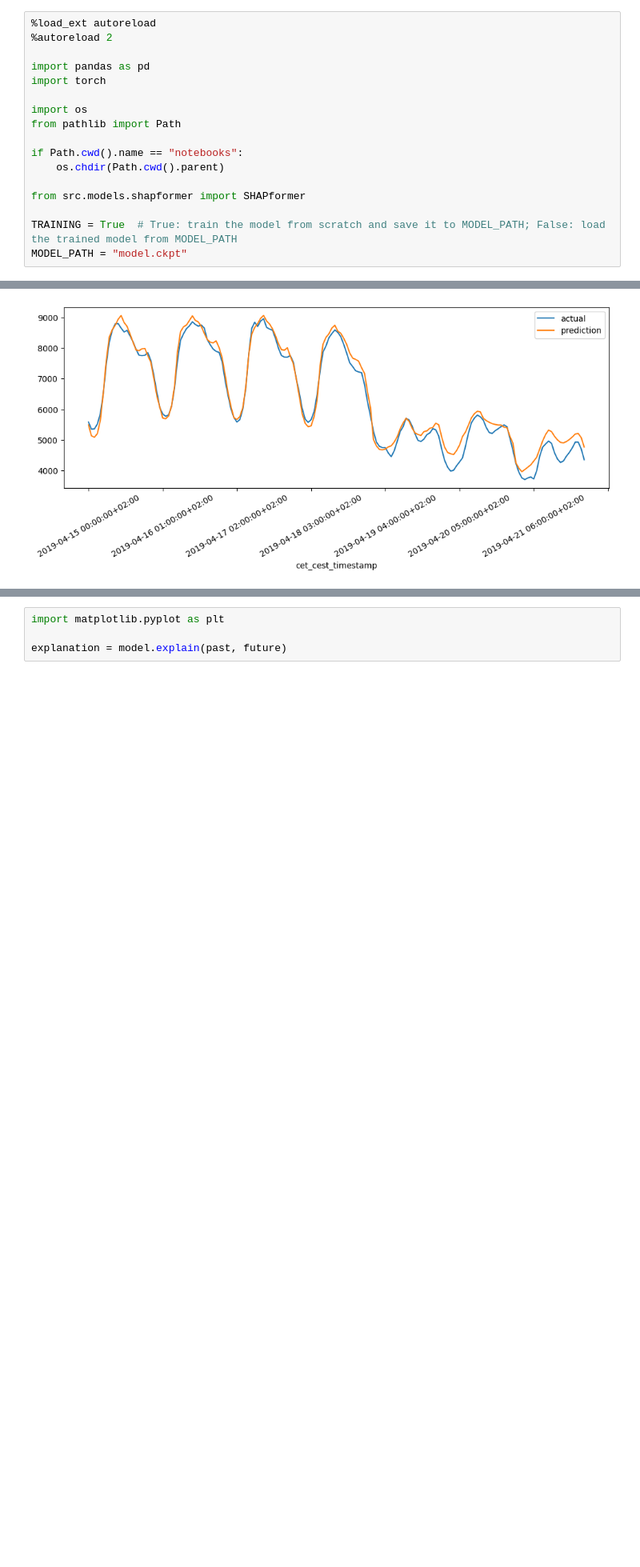
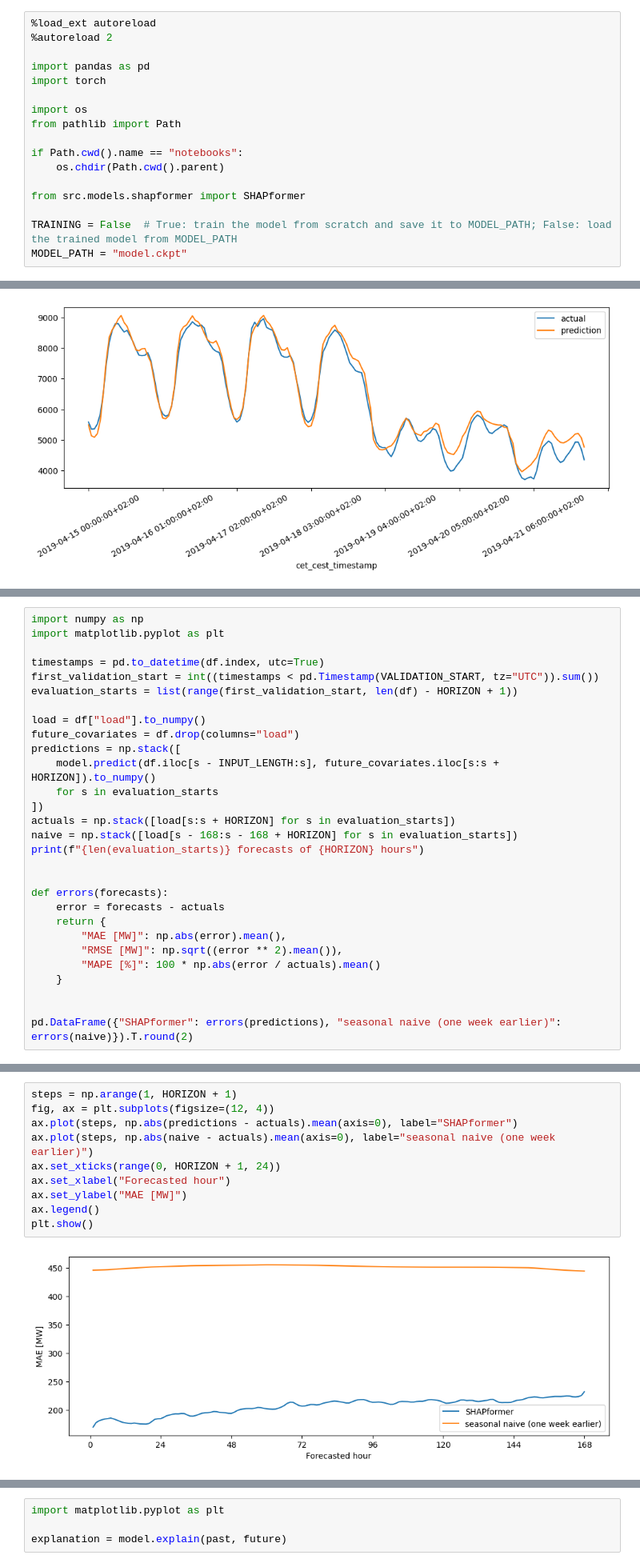
Before and after one commit to KIT-IAI/SHAPformer, a Jupyter notebook: notebooks/training_dataframe.ipynb, the cells around one changed output, grey strips where cells are left out. Shown at 80% size. Cells and saved outputs as stored; diff of their text form; blank space fills up the shorter version.

```diff
--- a/notebooks/training_dataframe.ipynb
+++ b/notebooks/training_dataframe.ipynb
@@ -25,7 +26,7 @@ if Path.cwd().name == "notebooks":
 
 from src.models.shapformer import SHAPformer
 
-TRAINING = True  # True: train the model from scratch and save it to MODEL_PATH; False: load the trained model from MODEL_PATH
+TRAINING = False  # True: train the model from scratch and save it to MODEL_PATH; False: load the trained model from MODEL_PATH
 MODEL_PATH = "model.ckpt"
 # %% [markdown]
 ## Load the data
@@ -148,0 +156,29 @@ comparison.plot(figsize=(12, 4), rot=30)
+# %%
+import numpy as np
+import matplotlib.pyplot as plt
+
+timestamps = pd.to_datetime(df.index, utc=True)
+first_validation_start = int((timestamps < pd.Timestamp(VALIDATION_START, tz="UTC")).sum())
+evaluation_starts = list(range(first_validation_start, len(df) - HORIZON + 1))
+
+load = df["load"].to_numpy()
+future_covariates = df.drop(columns="load")
+predictions = np.stack([
+    model.predict(df.iloc[s - INPUT_LENGTH:s], future_covariates.iloc[s:s + HORIZON]).to_numpy()
+    for s in evaluation_starts
+])
+actuals = np.stack([load[s:s + HORIZON] for s in evaluation_starts])
+naive = np.stack([load[s - 168:s - 168 + HORIZON] for s in evaluation_starts])
+print(f"{len(evaluation_starts)} forecasts of {HORIZON} hours")
+
+
+def errors(forecasts):
+    error = forecasts - actuals
+    return {
+        "MAE [MW]": np.abs(error).mean(),
+        "RMSE [MW]": np.sqrt((error ** 2).mean()),
+        "MAPE [%]": 100 * np.abs(error / actuals).mean()
+    }
+
+
+pd.DataFrame({"SHAPformer": errors(predictions), "seasonal naive (one week earlier)": errors(naive)}).T.round(2)
@@ -149,3 +192,15 @@ comparison.plot(figsize=(12, 4), rot=30)
+# %%
+steps = np.arange(1, HORIZON + 1)
+fig, ax = plt.subplots(figsize=(12, 4))
+ax.plot(steps, np.abs(predictions - actuals).mean(axis=0), label="SHAPformer")
+ax.plot(steps, np.abs(naive - actuals).mean(axis=0), label="seasonal naive (one week earlier)")
+ax.set_xticks(range(0, HORIZON + 1, 24))
+ax.set_xlabel("Forecasted hour")
+ax.set_ylabel("MAE [MW]")
+ax.legend()
+plt.show()
+# %% [output]
+[figure, added]
 # %% [markdown]
 ## Explain the forecast
 
```
Also changed, not shown: parts of 8 cells of this notebook, 5 other files.
